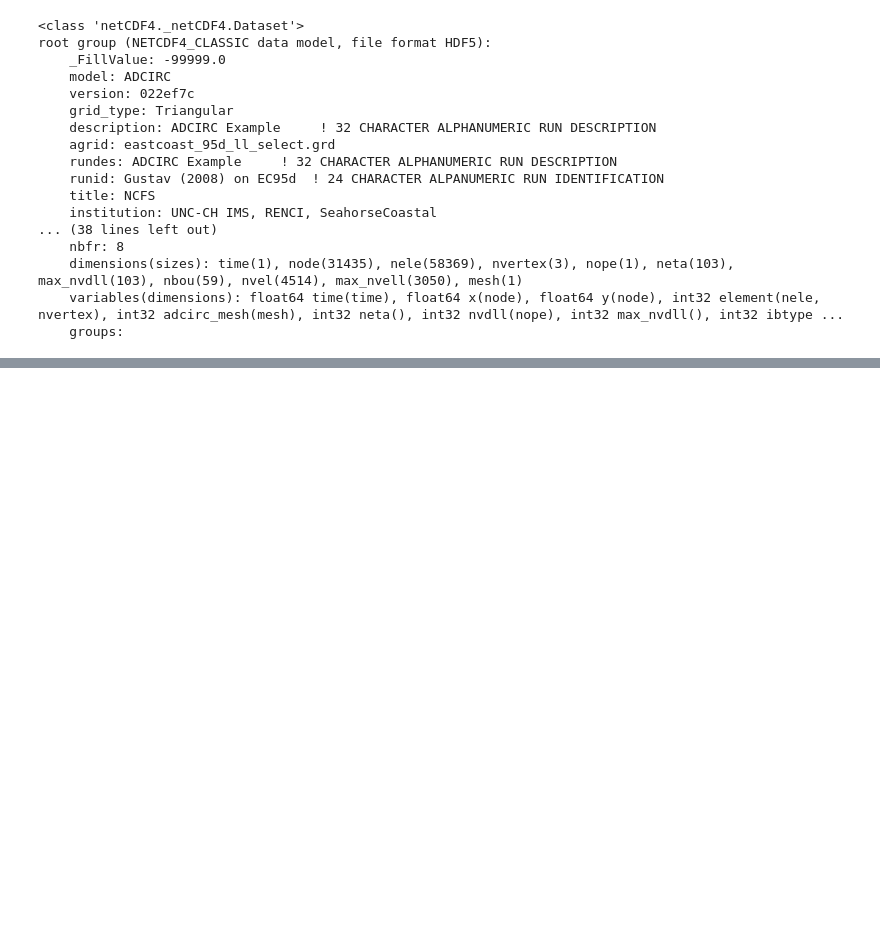
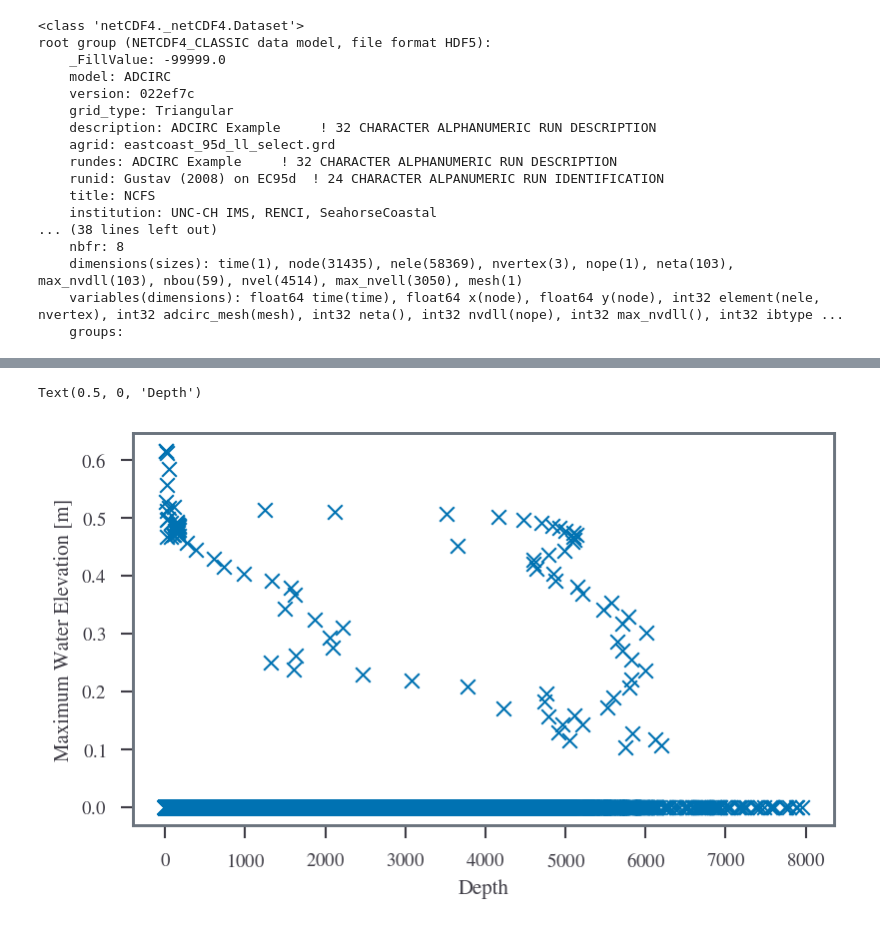
Before and after one commit to sdat2/PotentialHeight, a Jupyter notebook: ipynb/f63.ipynb, the cells around one changed output, grey strips where cells are left out. Cells and saved outputs as stored; diff of their text form; code cells hidden in the pictures; blank space fills up the shorter version.

```diff
--- a/ipynb/f63.ipynb
+++ b/ipynb/f63.ipynb
@@ -86,0 +162,7 @@ ValueError: cannot find dimension neta in this group or parent groups
+# %%
+plt.scatter(maxele_ds.depth.values, maxele_ds.zeta_max.values, marker="x")
+plt.ylabel("Maximum Water Elevation [m]")
+plt.xlabel("Depth")
+# %% [output]
+Text(0.5, 0, 'Depth')
+[figure, added]
```
Also changed, not shown: parts of 33 cells of this notebook, 4 other files.
